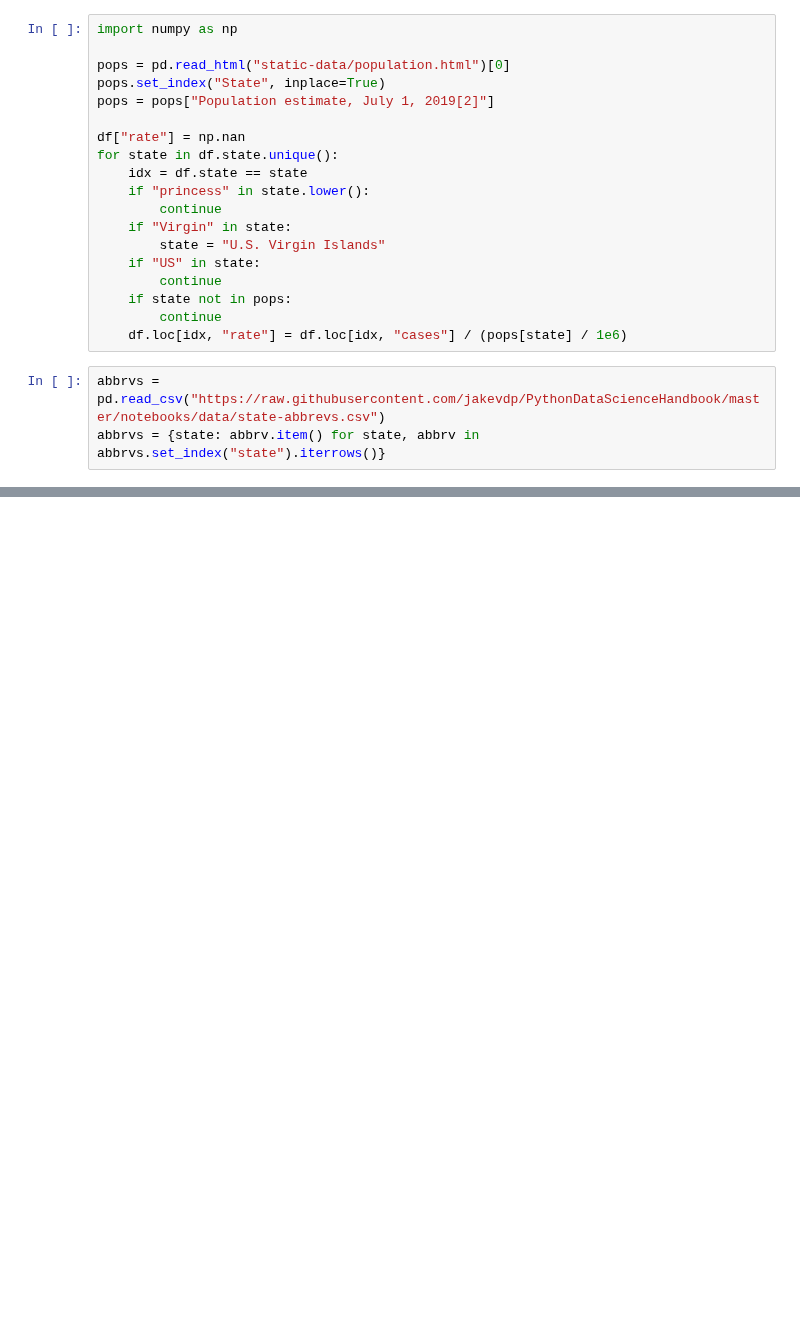
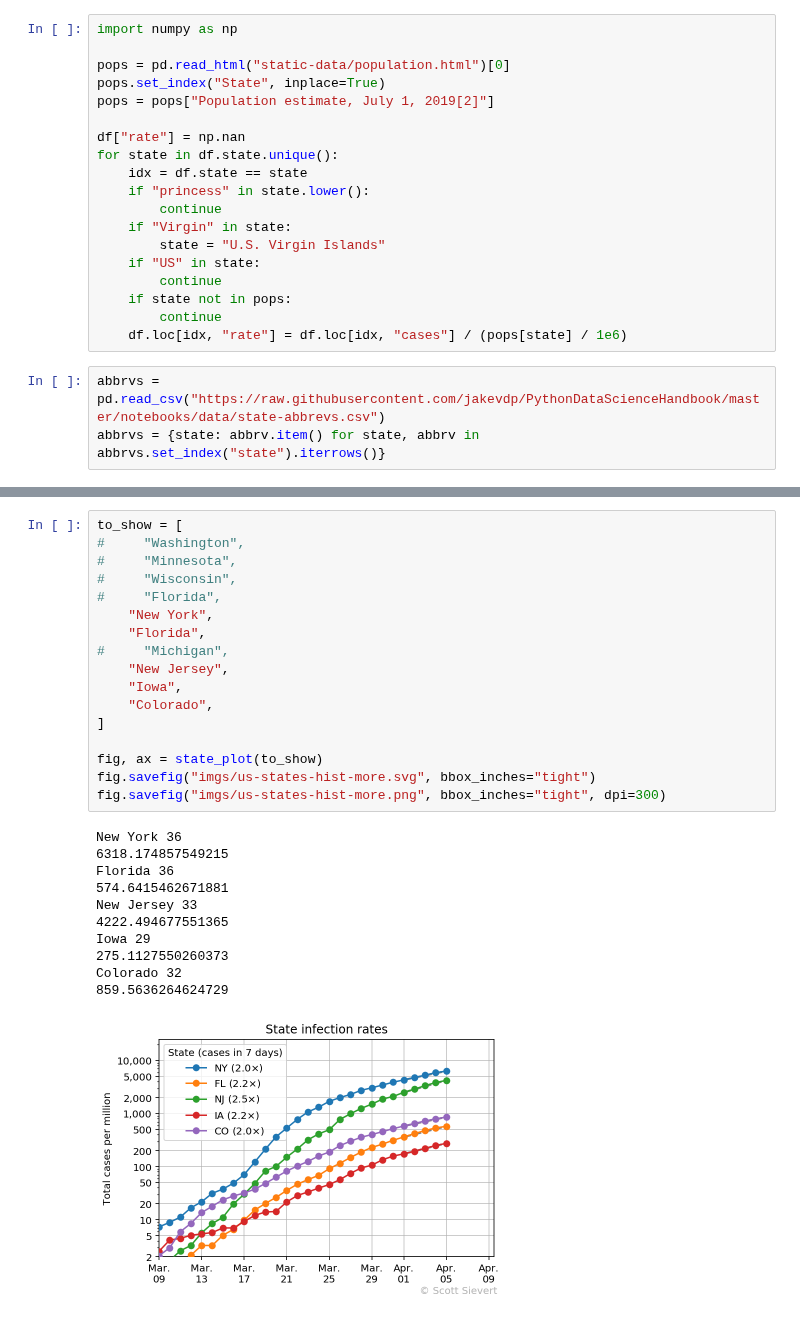
Before and after one commit to stsievert/covid-19, a Jupyter notebook: coronavirus-states.ipynb, the cells around one changed output, grey strips where cells are left out. Saved outputs shown, nothing was run; the diff lists cells and outputs as text; blank space fills up the shorter version.

```diff
--- a/coronavirus-states.ipynb
+++ b/coronavirus-states.ipynb
@@ -170,3 +161,32 @@ Michigan 26
+# %%
+to_show = [
+#     "Washington",
+#     "Minnesota",
+#     "Wisconsin",
+#     "Florida",
+    "New York",
+    "Florida",
+#     "Michigan",
+    "New Jersey",
+    "Iowa",
+    "Colorado",
+]
+
+fig, ax = state_plot(to_show)
+fig.savefig("imgs/us-states-hist-more.svg", bbox_inches="tight")
+fig.savefig("imgs/us-states-hist-more.png", bbox_inches="tight", dpi=300)
+# %% [output]
+New York 36
+6318.174857549215
+Florida 36
+574.6415462671881
+New Jersey 33
+4222.494677551365
+Iowa 29
+275.1127550260373
+Colorado 32
+859.5636264624729
+[figure, added]
 # %%
 state_cases = df.groupby("state")["cases"].max()
 state_cases.sort_values(inplace=True)
```
Also changed, not shown: parts of 8 cells of this notebook, 26 other files.
